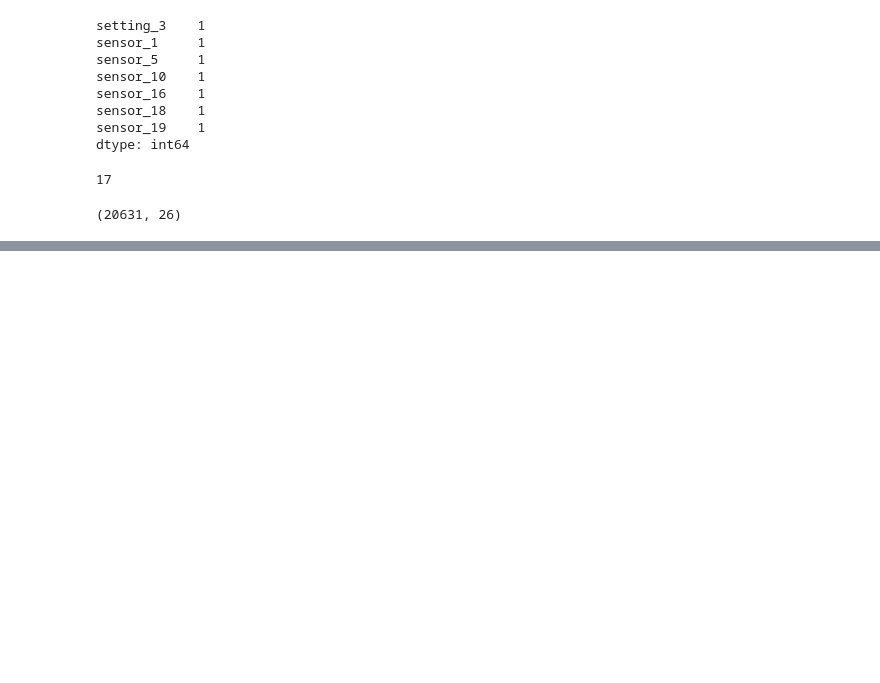
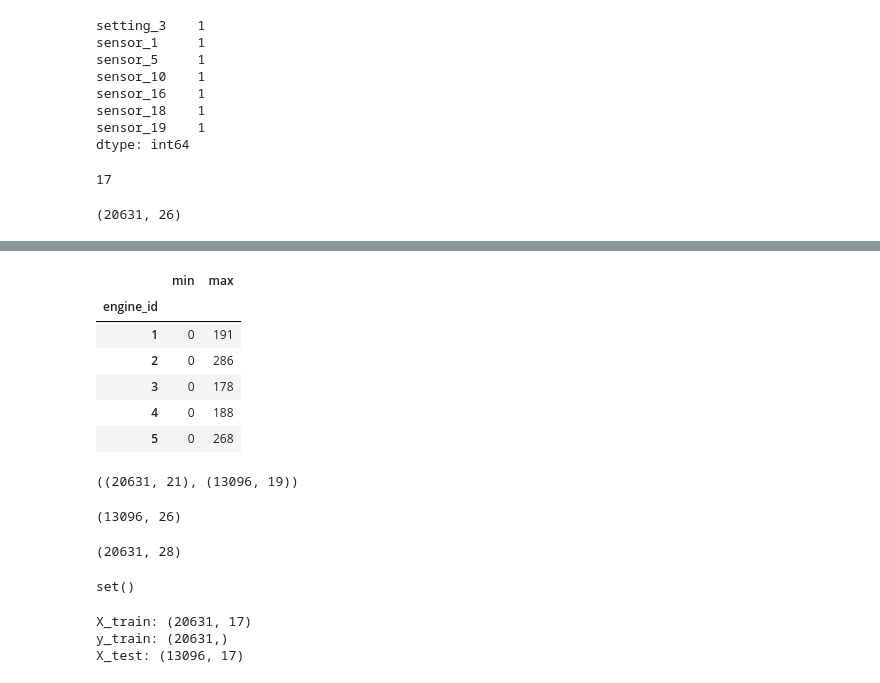
Before and after one commit to jay007i/predictive-maintenance, a Jupyter notebook: notebooks/01_data_understanding.ipynb, the cells around one changed output, grey strips where cells are left out. Cells and saved outputs as stored; diff of their text form; code cells hidden in the pictures; blank space fills up the shorter version.

```diff
--- a/notebooks/01_data_understanding.ipynb
+++ b/notebooks/01_data_understanding.ipynb
@@ -362,0 +403,10 @@ df.shape
+# %%
+df.groupby("engine_id")["RUL"].agg(["min","max"]).head()
+# %% [output]
+|  | min | max |
+| engine_id |  |  |
+| 1 | 0 | 191 |
+| 2 | 0 | 286 |
+| 3 | 0 | 178 |
+| 4 | 0 | 188 |
+| 5 | 0 | 268 |
@@ -362,0 +426,16 @@ df.shape
+# %%
+df_model.shape,test_df_model.shape
+# %% [output]
+((20631, 21), (13096, 19))
+# %%
+test_df.shape
+# %% [output]
+(13096, 26)
+# %%
+df.shape
+# %% [output]
+(20631, 28)
+# %%
+set(constant_features).intersection(df_model.columns)
+# %% [output]
+set()
@@ -362,0 +456,8 @@ df.shape
+# %%
+print("X_train:", X_train.shape)
+print("y_train:", y_train.shape)
+print("X_test:", X_test.shape)
+# %% [output]
+X_train: (20631, 17)
+y_train: (20631,)
+X_test: (13096, 17)
```
Also changed, not shown: parts of 10 cells of this notebook, 6 other files.
